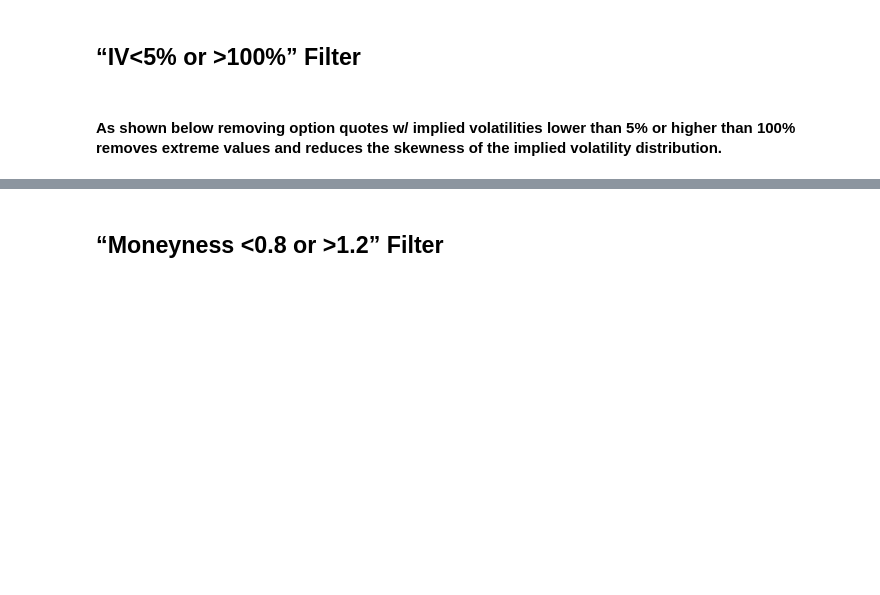
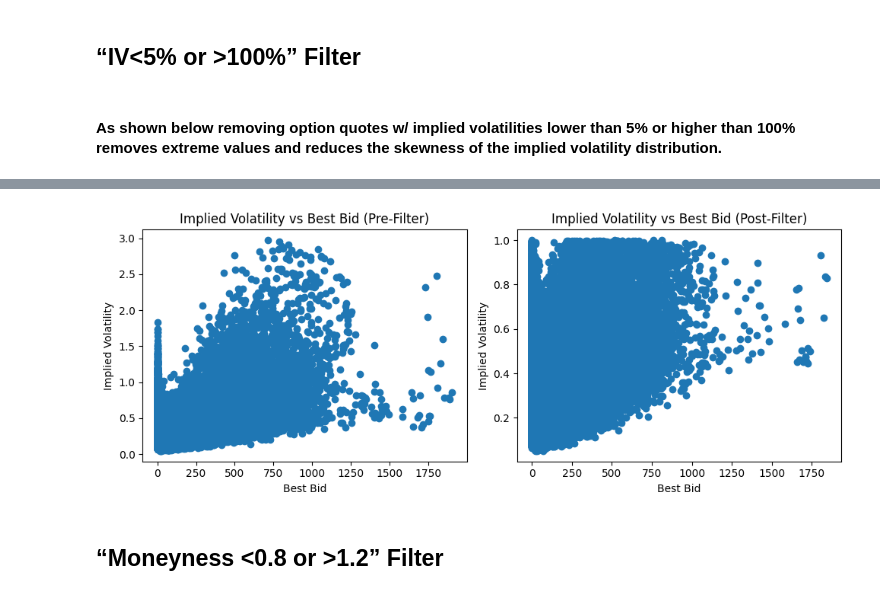
Before and after one commit to harrypandas/finm-32900_final_project, a Jupyter notebook: notebooks/02_Level02_Filters.ipynb, the cells around one changed output, grey strips where cells are left out. Drawn from its saved outputs; the diff is of its cells as text; code cells hidden in the pictures; blank space fills up the shorter version.

```diff
--- a/notebooks/02_Level02_Filters.ipynb
+++ b/notebooks/02_Level02_Filters.ipynb
@@ -189,23 +199,29 @@ plt.show()
 # %%
 fig, axes = plt.subplots(1, 2, figsize=(10, 4))
+sample_size = 200000  # Adjust as needed
+sample_ind_iv = random.sample(range(len(optm_l2_iv)), min(sample_size, len(optm_l2_iv)))
+sample_ind = random.sample(range(len(optm_l2_df)), min(sample_size, len(optm_l2_df)))
+
 
 # Plotting optm_l2_df
-axes[0].scatter(optm_l2_df['best_bid'], optm_l2_df['impl_volatility'])
+axes[0].scatter(optm_l2_df.iloc[sample_ind]['best_bid'], optm_l2_df.iloc[sample_ind]['impl_volatility'])
 axes[0].set_xlabel('Best Bid')
 axes[0].set_ylabel('Implied Volatility')
 axes[0].set_title('Implied Volatility vs Best Bid (Pre-Filter)')
 
 # Plotting optm_l2_iv
-axes[1].scatter(optm_l2_iv['best_bid'], optm_l2_iv['impl_volatility'])
+axes[1].scatter(optm_l2_iv.iloc[sample_ind_iv]['best_bid'], optm_l2_iv.iloc[sample_ind_iv]['impl_volatility'])
 axes[1].set_xlabel('Best Bid')
 axes[1].set_ylabel('Implied Volatility')
 axes[1].set_title('Implied Volatility vs Best Bid (Post-Filter)')
 
 # Adjusting the spacing between subplots
 plt.tight_layout()
 
 # Show the plot
 plt.show()
+# %% [output]
+[figure, added]
 # %% [markdown]
 ## “Moneyness <0.8 or >1.2” Filter
 # %%
```
Also changed, not shown: parts of 15 cells of this notebook, 1 other file.
